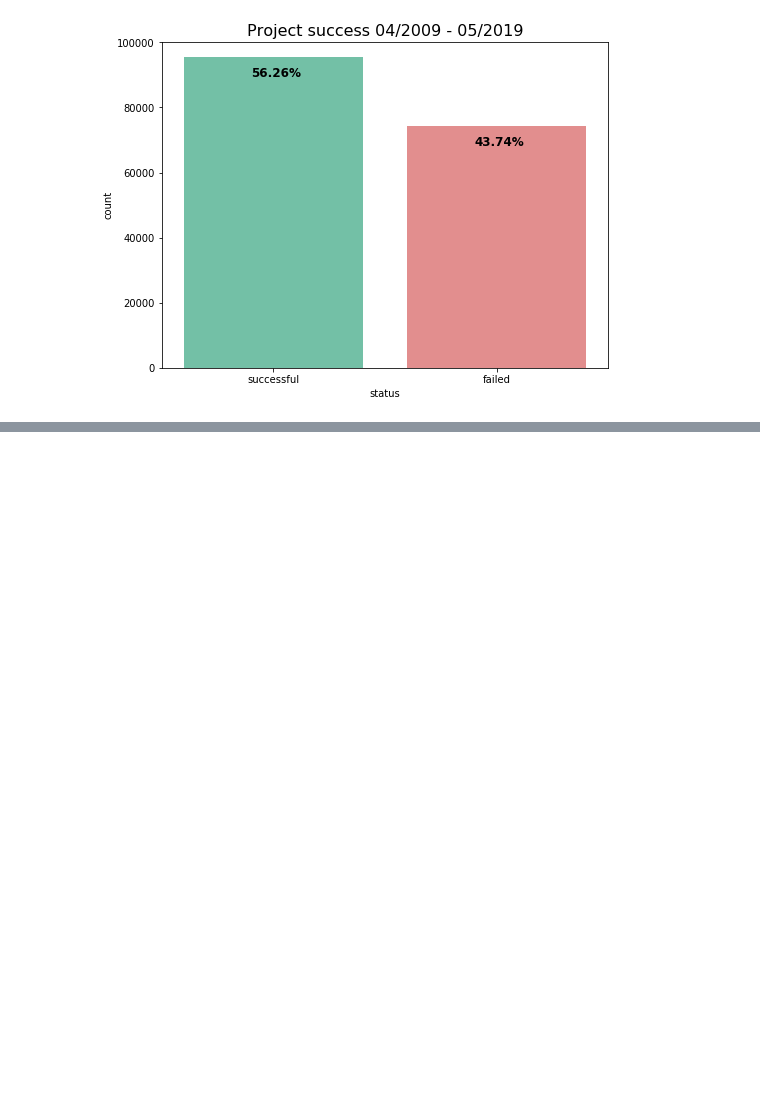
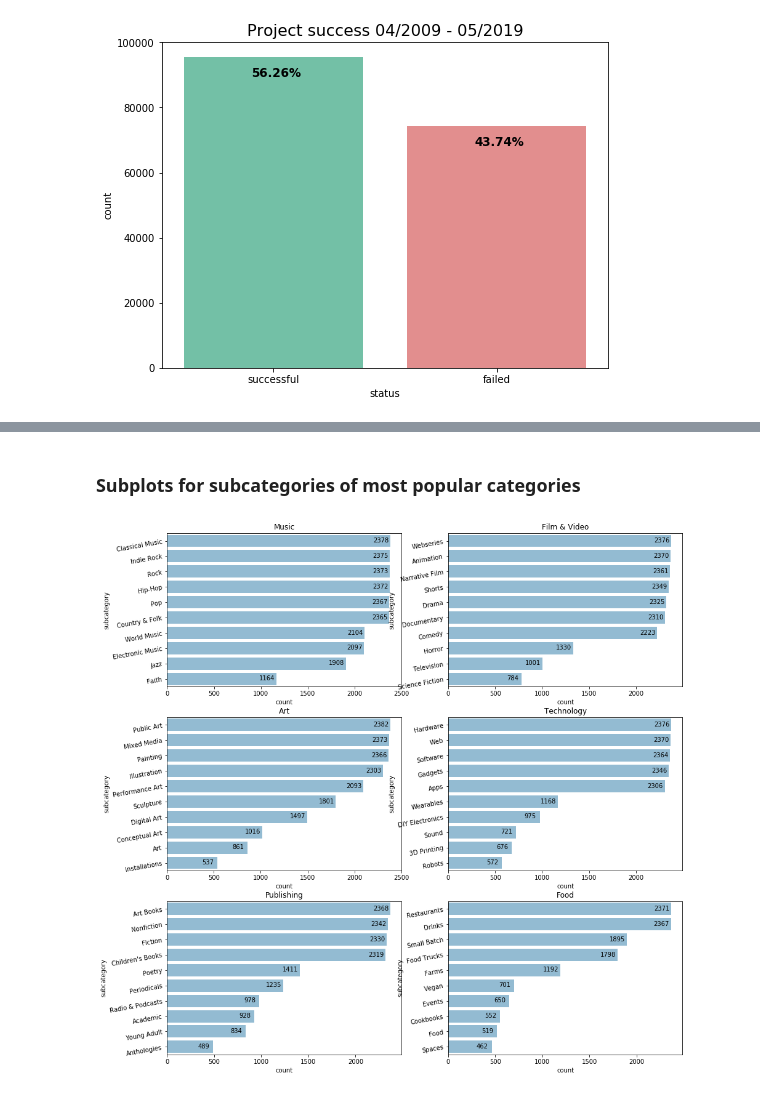
Before and after one commit to faymarie/crowdfunding-analysis, a Jupyter notebook: crowdfunding-visual-analysis.ipynb, the cells around one changed output, grey strips where cells are left out. Saved outputs shown, nothing was run; the diff lists cells and outputs as text; code cells hidden in the pictures; blank space fills up the shorter version.

```diff
--- a/crowdfunding-visual-analysis.ipynb
+++ b/crowdfunding-visual-analysis.ipynb
@@ -261,0 +313,27 @@ for p in ax.patches:
+# %% [markdown]
+### Subplots for subcategories of most popular categories
+# %%
+# Let's look at the most categories in depth
+base_color = sns.color_palette("Blues_r")[3]
+plt.figure(figsize=[15,12])
+
+# take a look on most popular categories
+pop_cat = ks_compl.category.value_counts().index
+# # subplots
+for i, cat in enumerate(pop_cat[:6]):
+        ks_compl_cat = ks_compl.query('category == @cat')
+        order = ks_compl_cat.subcategory.value_counts()[:10].index
+        cat_counts = ks_compl_cat.subcategory.value_counts()
+        plt.subplot(3, 2, i+1)
+        plt.yticks(rotation=10)
+        ax = sns.countplot(data=ks_compl_cat, y='subcategory', color=base_color, order=order);
+        plt.subplots_adjust(bottom=-0.1)
+
+        # annotate
+        plt.title(f"{cat}")
+        locs, labels = plt.yticks()
+        for loc, label in zip(locs, labels):
+            count = cat_counts[label.get_text()]
+            plt.text(count-100, loc+0.1, count, ha='center', color="black")
+# %% [output]
+[figure, added]
```
Also changed, not shown: parts of 13 cells of this notebook.
